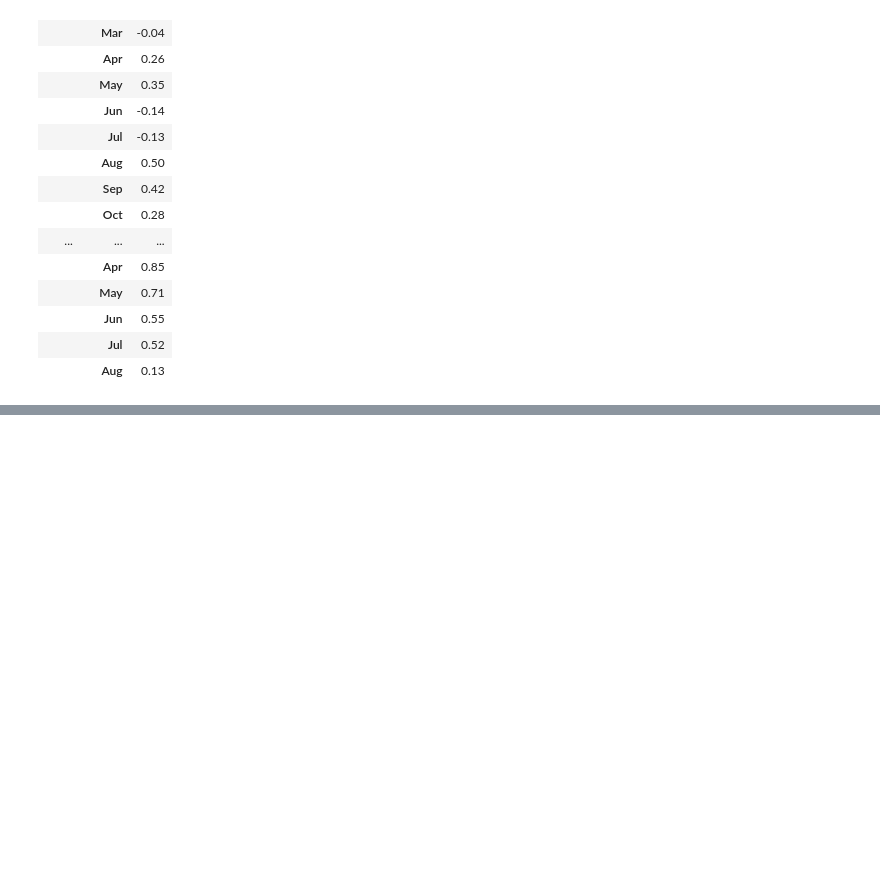
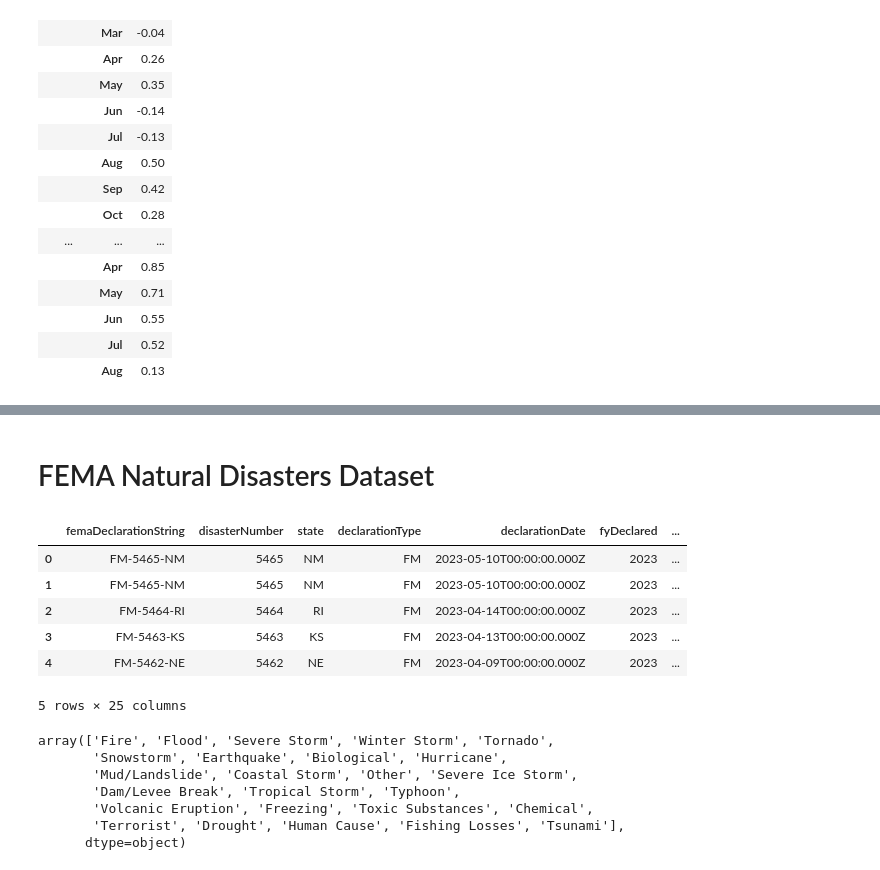
Before and after one commit to yannickpichardo/master_thesis, a Jupyter notebook: prelim_data.ipynb, the cells around one changed output, grey strips where cells are left out. Drawn from its saved outputs; the diff is of its cells as text; code cells hidden in the pictures; blank space fills up the shorter version.

```diff
--- a/prelim_data.ipynb
+++ b/prelim_data.ipynb
@@ -221,0 +187,30 @@ FileNotFoundError: [Errno 2] No such file or directory: 'Data/ushcn_v2.5.5.20190
+# %% [markdown]
+# FEMA Natural Disasters Dataset
+# %%
+#Import data from CSV file
+fema_disasters = pd.read_csv('Data/DisasterDeclarationsSummaries.csv')
+#Quick view of data
+display(fema_disasters.head())
+# display(fema_disasters.dtypes)
+# display(fema_disasters.describe())
+#List all types of incidenType
+display(fema_disasters['incidentType'].unique())
+
+#From incidentType column, drop: 'Other', 'Human Cause', 'Terrorist' and 'Chemical' from the dataset
+non_natural_disasters = ['Other', 'Human Cause', 'Terrorist', 'Chemical']
+df_non_natural_disasters =
+# %% [output]
+|  | femaDeclarationString | disasterNumber | state | declarationType | declarationDate | fyDeclared | ... |
+| 0 | FM-5465-NM | 5465 | NM | FM | 2023-05-10T00:00:00.000Z | 2023 | ... |
+| 1 | FM-5465-NM | 5465 | NM | FM | 2023-05-10T00:00:00.000Z | 2023 | ... |
+| 2 | FM-5464-RI | 5464 | RI | FM | 2023-04-14T00:00:00.000Z | 2023 | ... |
+| 3 | FM-5463-KS | 5463 | KS | FM | 2023-04-13T00:00:00.000Z | 2023 | ... |
+| 4 | FM-5462-NE | 5462 | NE | FM | 2023-04-09T00:00:00.000Z | 2023 | ... |
+5 rows × 25 columns
+array(['Fire', 'Flood', 'Severe Storm', 'Winter Storm', 'Tornado',
+       'Snowstorm', 'Earthquake', 'Biological', 'Hurricane',
+       'Mud/Landslide', 'Coastal Storm', 'Other', 'Severe Ice Storm',
+       'Dam/Levee Break', 'Tropical Storm', 'Typhoon',
+       'Volcanic Eruption', 'Freezing', 'Toxic Substances', 'Chemical',
+       'Terrorist', 'Drought', 'Human Cause', 'Fishing Losses', 'Tsunami'],
+      dtype=object)
```
Also changed, not shown: parts of 11 cells of this notebook, 6 other files.
